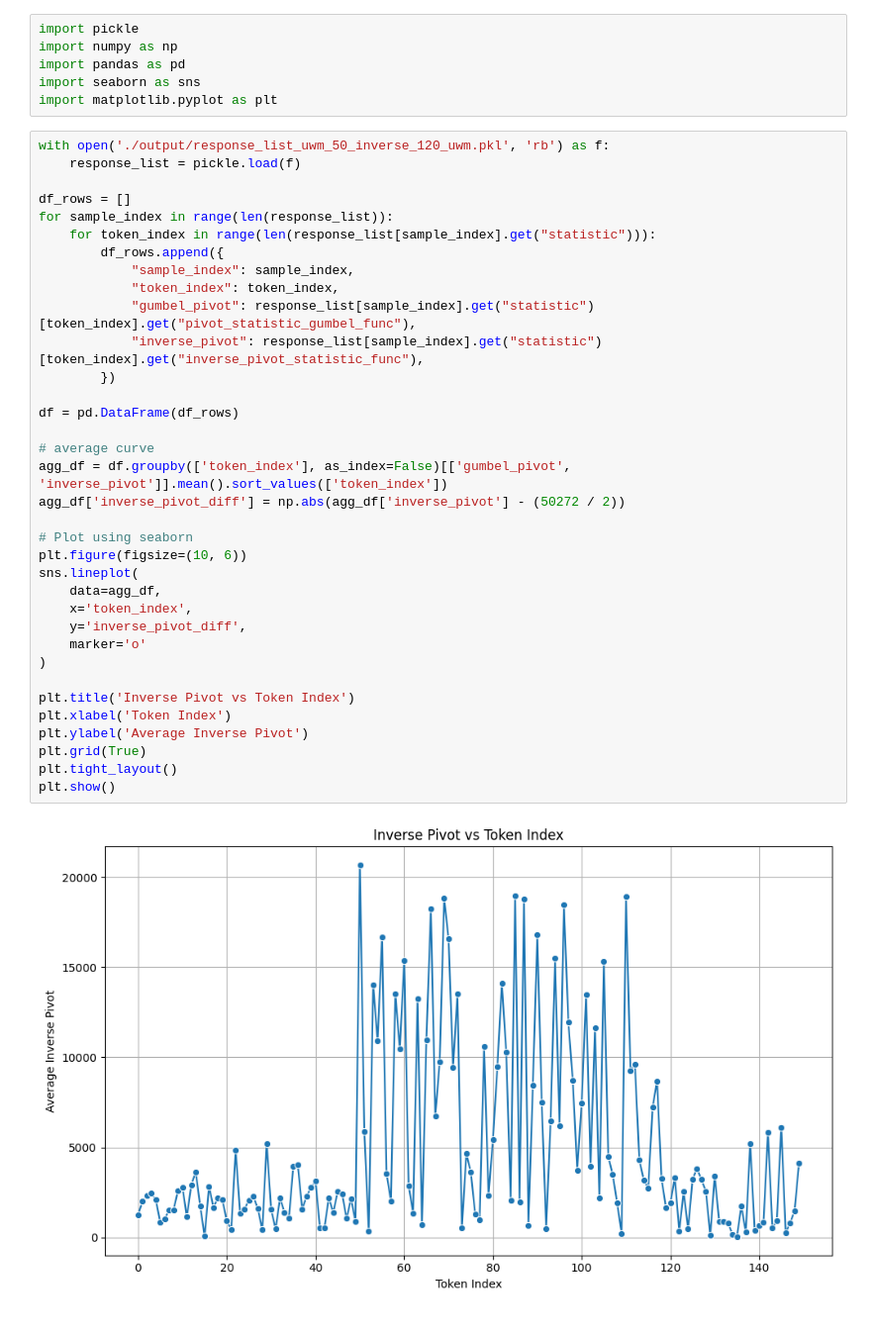
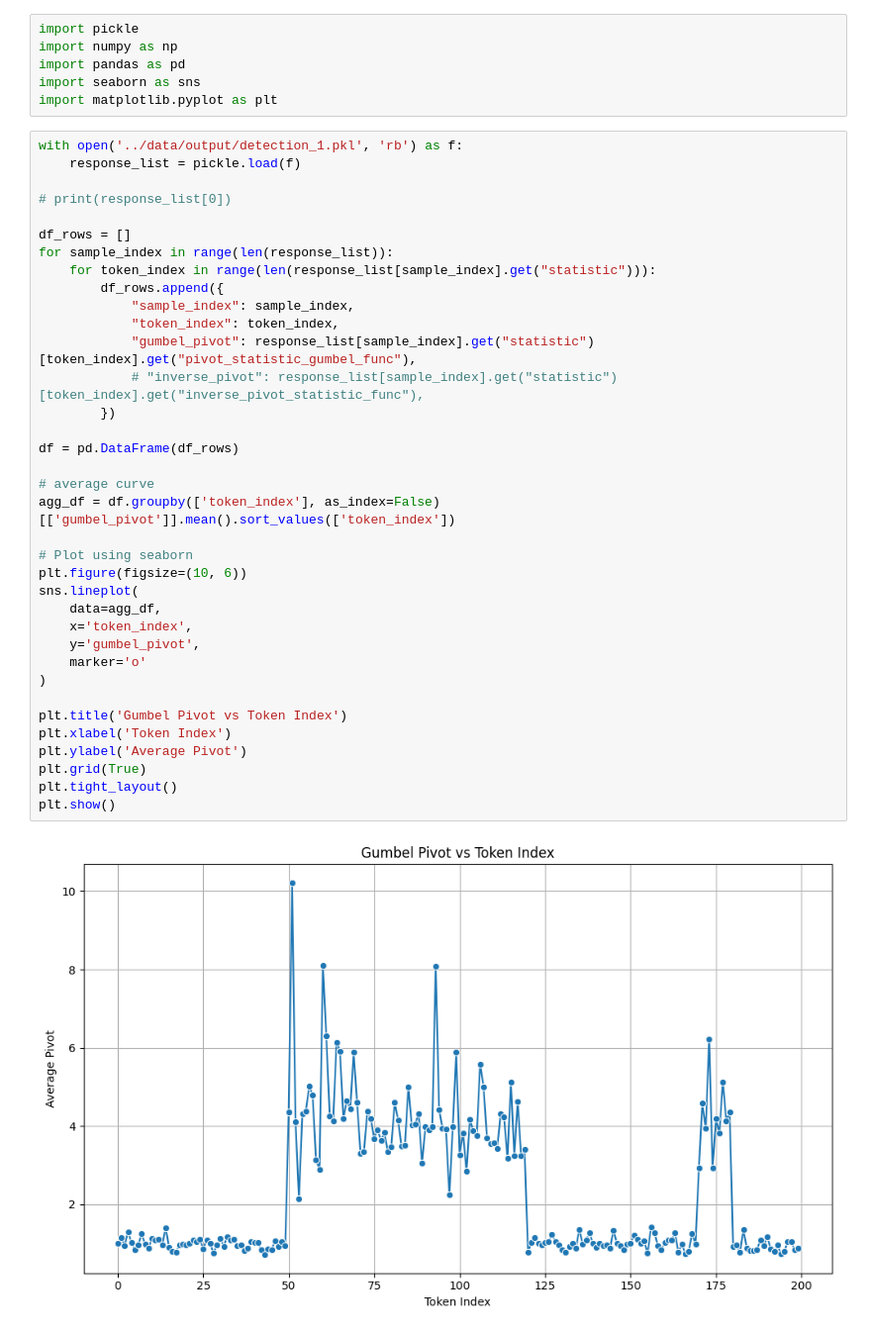
Before and after one commit to subroy13/WISER, a Jupyter notebook: scripts/check_llm_output.ipynb, the cells around one changed output. Shown at 99% size. Drawn from its saved outputs; the diff is of its cells as text.

```diff
--- a/scripts/check_llm_output.ipynb
+++ b/scripts/check_llm_output.ipynb
@@ -147,39 +147,40 @@ import pandas as pd
 import seaborn as sns
 import matplotlib.pyplot as plt
 # %%
-with open('./output/response_list_uwm_50_inverse_120_uwm.pkl', 'rb') as f:
+with open('../data/output/detection_1.pkl', 'rb') as f:
     response_list = pickle.load(f)
+
+# print(response_list[0])
 
 df_rows = []
 for sample_index in range(len(response_list)):
     for token_index in range(len(response_list[sample_index].get("statistic"))):
         df_rows.append({
             "sample_index": sample_index,
             "token_index": token_index,
             "gumbel_pivot": response_list[sample_index].get("statistic")[token_index].get("pivot_statistic_gumbel_func"),
-            "inverse_pivot": response_list[sample_index].get("statistic")[token_index].get("inverse_pivot_statistic_func"),
+            # "inverse_pivot": response_list[sample_index].get("statistic")[token_index].get("inverse_pivot_statistic_func"),
         })
 
 df = pd.DataFrame(df_rows)
 
 # average curve
-agg_df = df.groupby(['token_index'], as_index=False)[['gumbel_pivot', 'inverse_pivot']].mean().sort_values(['token_index'])
-agg_df['inverse_pivot_diff'] = np.abs(agg_df['inverse_pivot'] - (50272 / 2))
+agg_df = df.groupby(['token_index'], as_index=False)[['gumbel_pivot']].mean().sort_values(['token_index'])
 
 # Plot using seaborn
 plt.figure(figsize=(10, 6))
 sns.lineplot(
     data=agg_df,
     x='token_index',
-    y='inverse_pivot_diff',
+    y='gumbel_pivot',
     marker='o'
 )
 
-plt.title('Inverse Pivot vs Token Index')
+plt.title('Gumbel Pivot vs Token Index')
 plt.xlabel('Token Index')
-plt.ylabel('Average Inverse Pivot')
+plt.ylabel('Average Pivot')
 plt.grid(True)
 plt.tight_layout()
 plt.show()
 # %% [output]
-[figure, old version]
+[figure, new version]
```
Also changed, not shown: parts of 2 cells of this notebook, 7 other files.
